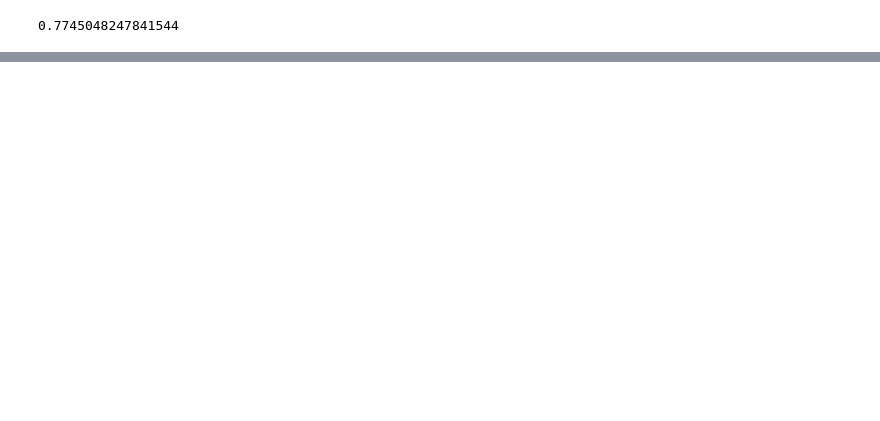
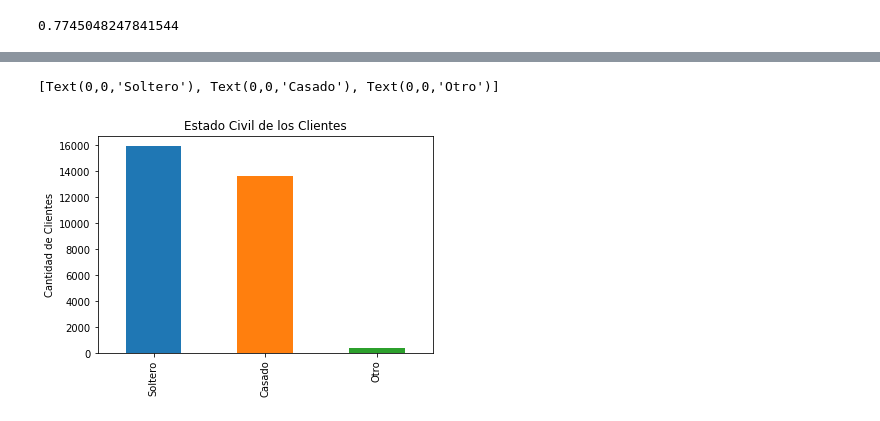
Before and after one commit to KatyaBrenes/Data-Science-Task1, a Jupyter notebook: CreditOne Regression.ipynb, the cells around one changed output, grey strips where cells are left out. Cells and saved outputs as stored; diff of their text form; code cells hidden in the pictures; blank space fills up the shorter version.

```diff
--- a/CreditOne Regression.ipynb
+++ b/CreditOne Regression.ipynb
@@ -911,0 +983,11 @@ accuracy_score(y_test,predSGD)
+# %%
+EstCiv_plot = rawData["MARRIAGE"].value_counts()
+EstCiv_plot = EstCiv_plot.plot(kind='bar')
+
+EstCiv_plot.set_ylabel('Cantidad de Clientes')
+EstCiv_plot.set_title('Estado Civil de los Clientes')
+#EstCiv_plot.set_xticks(10)
+EstCiv_plot.set_xticklabels( ('Soltero', 'Casado','Otro') )
+# %% [output]
+[Text(0,0,'Soltero'), Text(0,0,'Casado'), Text(0,0,'Otro')]
+[figure, added]
```
Also changed, not shown: parts of 10 cells of this notebook.
